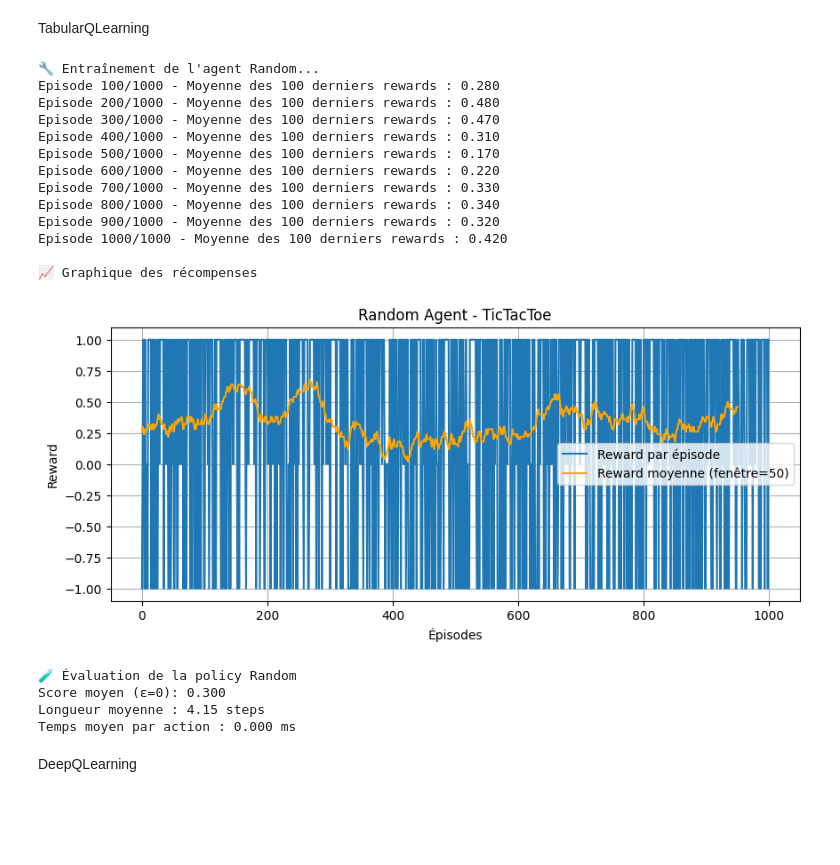
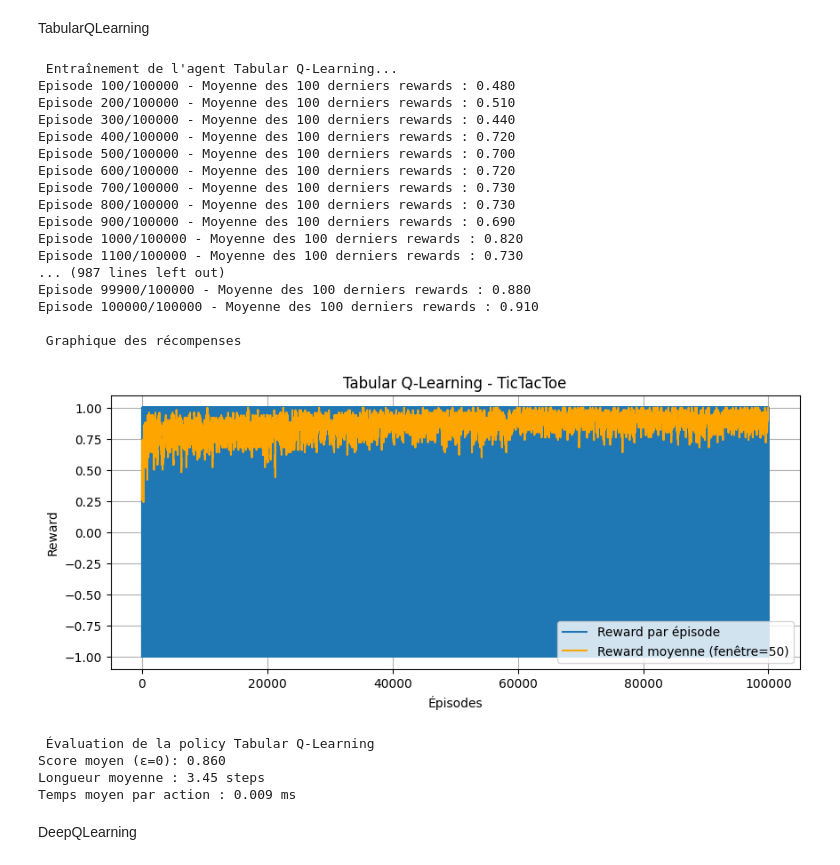
Before and after one commit to Enzo-kalychurn/DRL_project, a Jupyter notebook: TicTacToe/Env_tictactoe.ipynb, the cells around one changed output. Drawn from its saved outputs; the diff is of its cells as text; code cells hidden in the pictures; blank space fills up the shorter version.

```diff
--- a/TicTacToe/Env_tictactoe.ipynb
+++ b/TicTacToe/Env_tictactoe.ipynb
@@ -228,50 +231,54 @@ def evaluate_agent(agent, env, episodes=100):
 # %%
 def plot_rewards(rewards, title="Récompenses par épisode"):
     plt.figure(figsize=(10, 4))
     plt.plot(rewards, label='Reward par épisode')
     plt.plot(np.convolve(rewards, np.ones(50)/50, mode='valid'),
              label='Reward moyenne (fenêtre=50)', color='orange')
     plt.xlabel('Épisodes')
     plt.ylabel('Reward')
     plt.title(title)
     plt.grid()
     plt.legend()
     plt.show()
 
 
 env = TicTacToe()
 tabular_agent = TabularQLearningAgent()
 
-print("🔧 Entraînement de l'agent Tabular Q-Learning...")
-rewards_tabular, lengths_tabular = train_agent(tabular_agent, env, episodes=1000)
+print(" Entraînement de l'agent Tabular Q-Learning...")
+rewards_tabular, lengths_tabular = train_agent(tabular_agent, env, episodes=100000)
 
-print("\n📈 Graphique des récompenses")
+print("\n Graphique des récompenses")
 plot_rewards(rewards_tabular, title="Tabular Q-Learning - TicTacToe")
 
-print("\n🧪 Évaluation de la policy Tabular Q-Learning")
+print("\n Évaluation de la policy Tabular Q-Learning")
 results_tabular = evaluate_agent(tabular_agent, env, episodes=100)
 print(f"Score moyen (ε=0): {results_tabular['score_moyen']:.3f}")
 print(f"Longueur moyenne : {results_tabular['longueur_moyenne']:.2f} steps")
 print(f"Temps moyen par action : {results_tabular['temps_moyen_action']:.3f} ms")
 # %% [output]
-🔧 Entraînement de l'agent Random...
-Episode 100/1000 - Moyenne des 100 derniers rewards : 0.280
-Episode 200/1000 - Moyenne des 100 derniers rewards : 0.480
-Episode 300/1000 - Moyenne des 100 derniers rewards : 0.470
-Episode 400/1000 - Moyenne des 100 derniers rewards : 0.310
-Episode 500/1000 - Moyenne des 100 derniers rewards : 0.170
-Episode 600/1000 - Moyenne des 100 derniers rewards : 0.220
-Episode 700/1000 - Moyenne des 100 derniers rewards : 0.330
-Episode 800/1000 - Moyenne des 100 derniers rewards : 0.340
-Episode 900/1000 - Moyenne des 100 derniers rewards : 0.320
-Episode 1000/1000 - Moyenne des 100 derniers rewards : 0.420
+ Entraînement de l'agent Tabular Q-Learning...
+Episode 100/100000 - Moyenne des 100 derniers rewards : 0.480
+Episode 200/100000 - Moyenne des 100 derniers rewards : 0.510
+Episode 300/100000 - Moyenne des 100 derniers rewards : 0.440
+Episode 400/100000 - Moyenne des 100 derniers rewards : 0.720
+Episode 500/100000 - Moyenne des 100 derniers rewards : 0.700
+Episode 600/100000 - Moyenne des 100 derniers rewards : 0.720
+Episode 700/100000 - Moyenne des 100 derniers rewards : 0.730
+Episode 800/100000 - Moyenne des 100 derniers rewards : 0.730
+Episode 900/100000 - Moyenne des 100 derniers rewards : 0.690
+Episode 1000/100000 - Moyenne des 100 derniers rewards : 0.820
+Episode 1100/100000 - Moyenne des 100 derniers rewards : 0.730
+... (987 lines left out)
+Episode 99900/100000 - Moyenne des 100 derniers rewards : 0.880
+Episode 100000/100000 - Moyenne des 100 derniers rewards : 0.910
 
-📈 Graphique des récompenses
+ Graphique des récompenses
-[figure, old version]
+[figure, new version]
-🧪 Évaluation de la policy Random
-Score moyen (ε=0): 0.300
-Longueur moyenne : 4.15 steps
-Temps moyen par action : 0.000 ms
+ Évaluation de la policy Tabular Q-Learning
+Score moyen (ε=0): 0.860
+Longueur moyenne : 3.45 steps
+Temps moyen par action : 0.009 ms
 # %% [markdown]
 DeepQLearning
 # %% [markdown]
```
Also changed, not shown: parts of 1 cell of this notebook, 1 other file.
